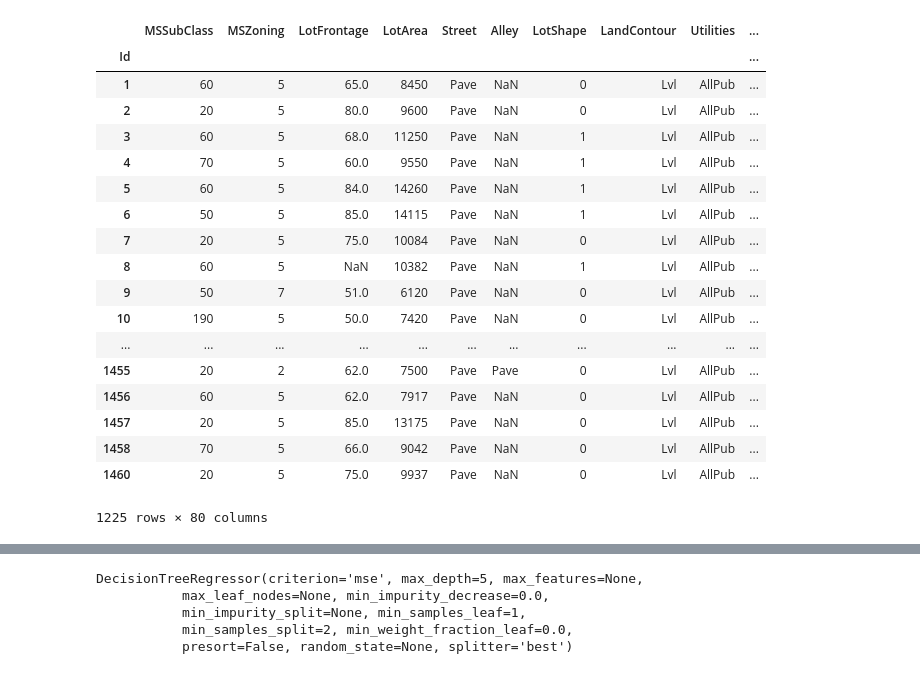
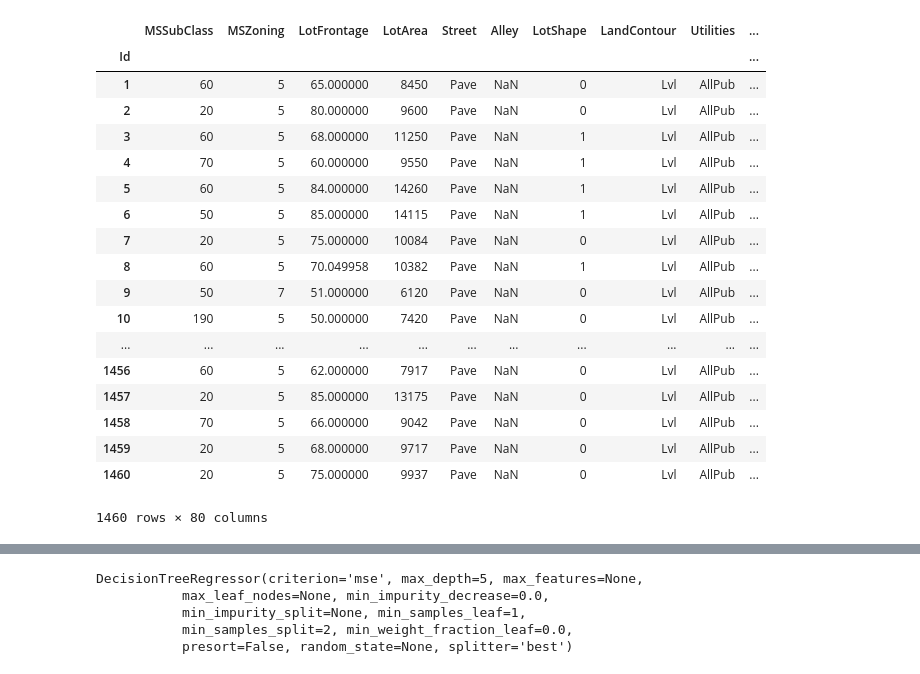
Before and after one commit to weize07/kaggle, a Jupyter notebook: house_price/solution.ipynb, the cells around one changed output, grey strips where cells are left out. Saved outputs shown, nothing was run; the diff lists cells and outputs as text; code cells hidden in the pictures.

```diff
--- a/house_price/solution.ipynb
+++ b/house_price/solution.ipynb
@@ -3,35 +11,36 @@ import pandas as pd
 # %%
-df = pd.DataFrame.from_csv('./data/train.csv')
-di = {'A': 0, 'C': 1, 'FV': 2, 'I': 3, 'RH': 4, 'RL': 5, 'RP': 6, 'RM': 7}
+di = {'A': 0, 'C': 1, 'FV': 2, 'I': 3, 'RH': 4, 'RL': 5, 'RP': 6, 'RM': 7, 'C (all)': 5}
 di_lot_shape = {'Reg': 0, 'IR1': 1, 'IR2': 2, 'IR3': 3}
-di_neighborhood = {'Blmngtn':0,'Blueste':1,'BrDale':2,'BrkSide':3,'ClearCr':4,'CollgCr':5,'Crawfor':6,'Edwards':7,'Gilbert':8,'IDOTRR':9,'MeadowV':10,'Mitchel':11,'Names':12,'NoRidge':13,'NPkVill':14,'NridgHt':15,'NWAmes':16,'OldTown':17,'SWISU':18,'Sawyer':19,'SawyerW':20,'Somerst':21,'StoneBr':22,'Timber':23,'Veenker':24}
+di_neighborhood = {'Blmngtn':0,'Blueste':1,'BrDale':2,'BrkSide':3,'ClearCr':4,'CollgCr':5,'Crawfor':6,'Edwards':7,'Gilbert':8,'IDOTRR':9,'MeadowV':10,'Mitchel':11,'NAmes':12,'NoRidge':13,'NPkVill':14,'NridgHt':15,'NWAmes':16,'OldTown':17,'SWISU':18,'Sawyer':19,'SawyerW':20,'Somerst':21,'StoneBr':22,'Timber':23,'Veenker':24}
+di_lot_frontage = {'NaN': 60.0}
 
-df = df[df.MSZoning.isin(di)]
-df = df[df.LotShape.isin(di_lot_shape)]
-df = df[df.Neighborhood.isin(di_neighborhood)]
+# df = df[df.MSZoning.isin(di)]
+# df = df[df.LotShape.isin(di_lot_shape)]
+# df = df[df.Neighborhood.isin(di_neighborhood)]
 # df = df.MSZoning.isin({'MSZoning': di, 'LotShape': di_lot_shape, 'Neighborhood': di_neighborhood})
 
 df = df.replace({"MSZoning": di})
 df = df.replace({"LotShape": di_lot_shape})
 df = df.replace({"Neighborhood": di_neighborhood})
+df = df.fillna(df.mean())
 df
 # %% [output]
 |  | MSSubClass | MSZoning | LotFrontage | LotArea | Street | Alley | LotShape | LandContour | Utilities | ... |
 | Id |  |  |  |  |  |  |  |  |  | ... |
-| 1 | 60 | 5 | 65.0 | 8450 | Pave | NaN | 0 | Lvl | AllPub | ... |
-| 2 | 20 | 5 | 80.0 | 9600 | Pave | NaN | 0 | Lvl | AllPub | ... |
-| 3 | 60 | 5 | 68.0 | 11250 | Pave | NaN | 1 | Lvl | AllPub | ... |
-| 4 | 70 | 5 | 60.0 | 9550 | Pave | NaN | 1 | Lvl | AllPub | ... |
-| 5 | 60 | 5 | 84.0 | 14260 | Pave | NaN | 1 | Lvl | AllPub | ... |
-| 6 | 50 | 5 | 85.0 | 14115 | Pave | NaN | 1 | Lvl | AllPub | ... |
-| 7 | 20 | 5 | 75.0 | 10084 | Pave | NaN | 0 | Lvl | AllPub | ... |
-| 8 | 60 | 5 | NaN | 10382 | Pave | NaN | 1 | Lvl | AllPub | ... |
-| 9 | 50 | 7 | 51.0 | 6120 | Pave | NaN | 0 | Lvl | AllPub | ... |
-| 10 | 190 | 5 | 50.0 | 7420 | Pave | NaN | 0 | Lvl | AllPub | ... |
+| 1 | 60 | 5 | 65.000000 | 8450 | Pave | NaN | 0 | Lvl | AllPub | ... |
+| 2 | 20 | 5 | 80.000000 | 9600 | Pave | NaN | 0 | Lvl | AllPub | ... |
+| 3 | 60 | 5 | 68.000000 | 11250 | Pave | NaN | 1 | Lvl | AllPub | ... |
+| 4 | 70 | 5 | 60.000000 | 9550 | Pave | NaN | 1 | Lvl | AllPub | ... |
+| 5 | 60 | 5 | 84.000000 | 14260 | Pave | NaN | 1 | Lvl | AllPub | ... |
+| 6 | 50 | 5 | 85.000000 | 14115 | Pave | NaN | 1 | Lvl | AllPub | ... |
+| 7 | 20 | 5 | 75.000000 | 10084 | Pave | NaN | 0 | Lvl | AllPub | ... |
+| 8 | 60 | 5 | 70.049958 | 10382 | Pave | NaN | 1 | Lvl | AllPub | ... |
+| 9 | 50 | 7 | 51.000000 | 6120 | Pave | NaN | 0 | Lvl | AllPub | ... |
+| 10 | 190 | 5 | 50.000000 | 7420 | Pave | NaN | 0 | Lvl | AllPub | ... |
 | ... | ... | ... | ... | ... | ... | ... | ... | ... | ... | ... |
-| 1455 | 20 | 2 | 62.0 | 7500 | Pave | Pave | 0 | Lvl | AllPub | ... |
-| 1456 | 60 | 5 | 62.0 | 7917 | Pave | NaN | 0 | Lvl | AllPub | ... |
-| 1457 | 20 | 5 | 85.0 | 13175 | Pave | NaN | 0 | Lvl | AllPub | ... |
-| 1458 | 70 | 5 | 66.0 | 9042 | Pave | NaN | 0 | Lvl | AllPub | ... |
-| 1460 | 20 | 5 | 75.0 | 9937 | Pave | NaN | 0 | Lvl | AllPub | ... |
+| 1456 | 60 | 5 | 62.000000 | 7917 | Pave | NaN | 0 | Lvl | AllPub | ... |
+| 1457 | 20 | 5 | 85.000000 | 13175 | Pave | NaN | 0 | Lvl | AllPub | ... |
+| 1458 | 70 | 5 | 66.000000 | 9042 | Pave | NaN | 0 | Lvl | AllPub | ... |
+| 1459 | 20 | 5 | 68.000000 | 9717 | Pave | NaN | 0 | Lvl | AllPub | ... |
+| 1460 | 20 | 5 | 75.000000 | 9937 | Pave | NaN | 0 | Lvl | AllPub | ... |
-1225 rows × 80 columns
+1460 rows × 80 columns
```
Also changed, not shown: parts of 4 cells of this notebook, 2 other files.
